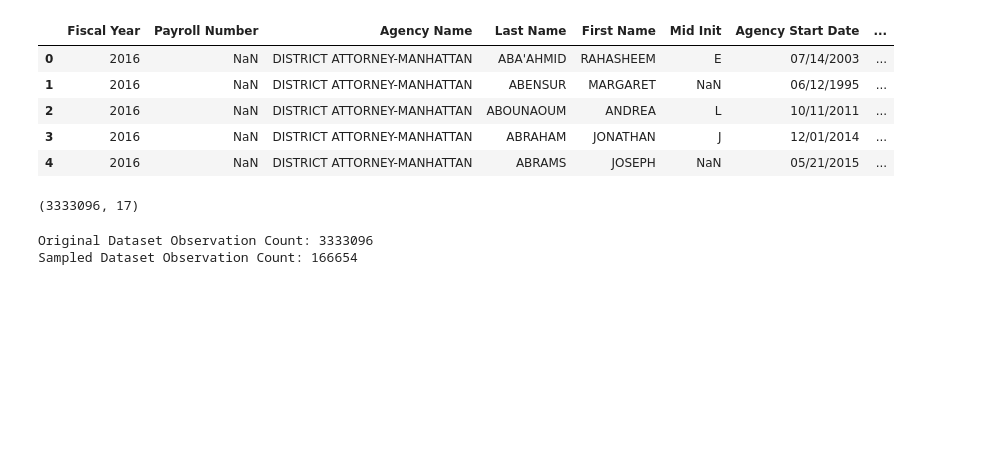
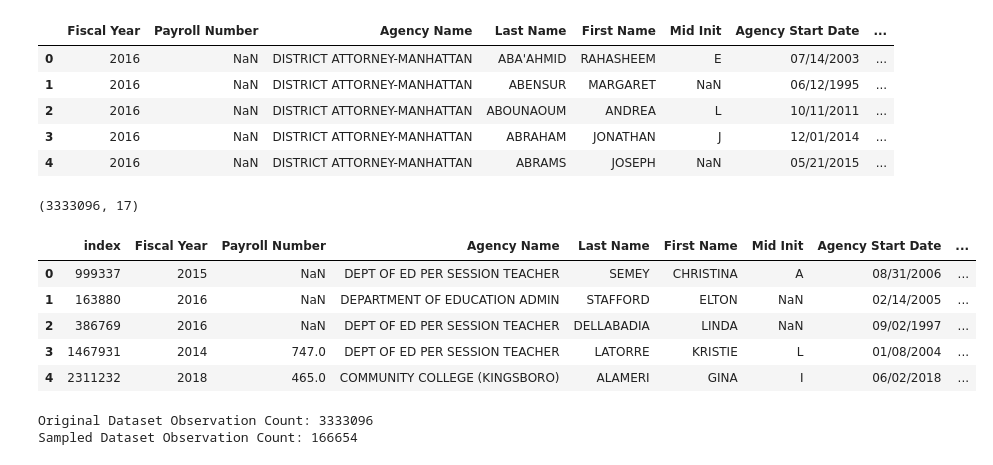
Before and after one commit to esm2000/nyc_payroll, a Jupyter notebook: citywide_payroll.ipynb, the cells around one changed output. Cells and saved outputs as stored; diff of their text form; code cells hidden in the pictures; blank space fills up the shorter version.

```diff
--- a/citywide_payroll.ipynb
+++ b/citywide_payroll.ipynb
@@ -26,6 +26,16 @@ payroll.shape
 # %%
 # sample the data to make it more manageable
 payroll_sample = payroll.sample(int(len(payroll) / 20))
+payroll_sample.reset_index(inplace = True)
+# %%
+payroll_sample.head()
+# %% [output]
+|  | index | Fiscal Year | Payroll Number | Agency Name | Last Name | First Name | Mid Init | Agency Start Date | ... |
+| 0 | 999337 | 2015 | NaN | DEPT OF ED PER SESSION TEACHER | SEMEY | CHRISTINA | A | 08/31/2006 | ... |
+| 1 | 163880 | 2016 | NaN | DEPARTMENT OF EDUCATION ADMIN | STAFFORD | ELTON | NaN | 02/14/2005 | ... |
+| 2 | 386769 | 2016 | NaN | DEPT OF ED PER SESSION TEACHER | DELLABADIA | LINDA | NaN | 09/02/1997 | ... |
+| 3 | 1467931 | 2014 | 747.0 | DEPT OF ED PER SESSION TEACHER | LATORRE | KRISTIE | L | 01/08/2004 | ... |
+| 4 | 2311232 | 2018 | 465.0 | COMMUNITY COLLEGE (KINGSBORO) | ALAMERI | GINA | I | 06/02/2018 | ... |
 # %%
 print("Original Dataset Observation Count: " + str(len(payroll)))
 print("Sampled Dataset Observation Count: " + str(len(payroll_sample)))
```
Also changed, not shown: parts of 6 cells of this notebook, 1 other file.
